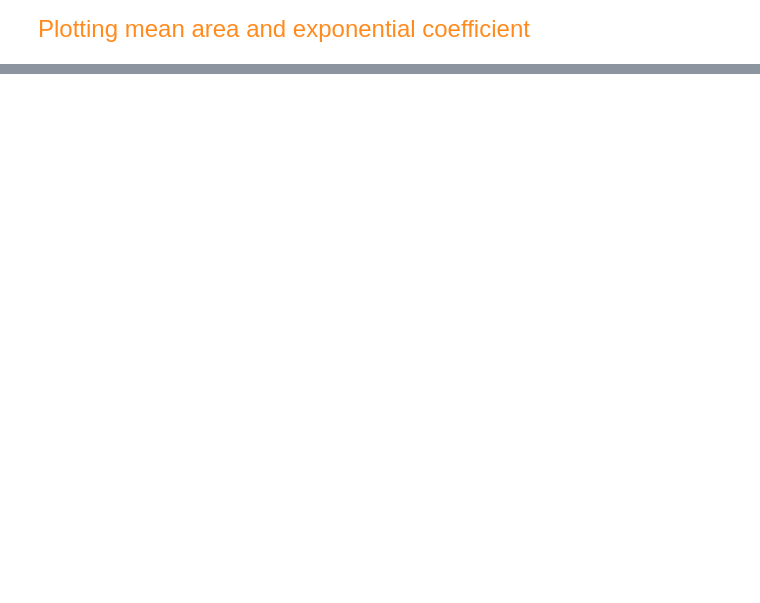
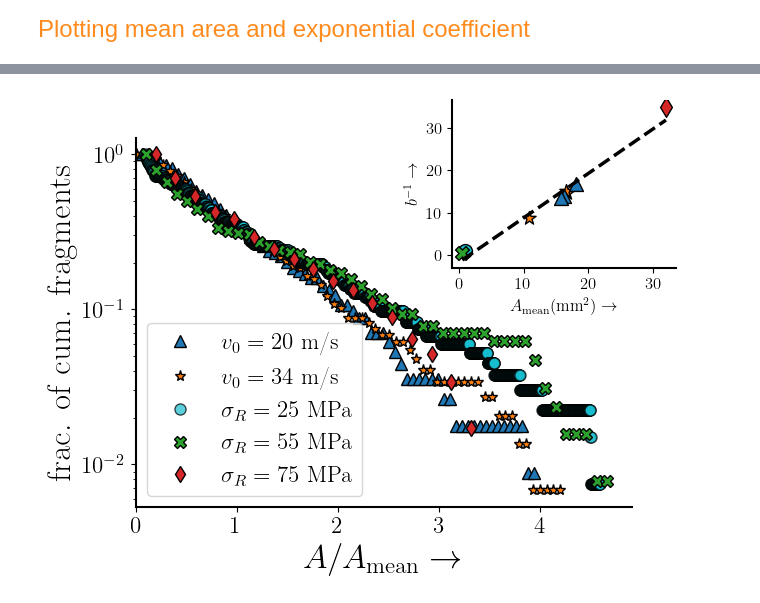
Before and after one commit to VinDawara/residual_network, a Jupyter notebook: cum_area/notebook/cum_area_experiment.ipynb, the cells around one changed output, grey strips where cells are left out. Cells and saved outputs as stored; diff of their text form; code cells hidden in the pictures; blank space fills up the shorter version.

```diff
--- a/cum_area/notebook/cum_area_experiment.ipynb
+++ b/cum_area/notebook/cum_area_experiment.ipynb
@@ -456,0 +453,81 @@ Slope of the fit line: 1.0437735743584324
+# %%
+from mpl_toolkits.axes_grid1.inset_locator import inset_axes
+
+save_dir_path = r'C:\Users\vinee\OneDrive\Documents\MATLAB\experiment_data\area\results\collated'
+
+fig, ax = plt.subplots()
+
+ms = 8
+mec = 'black'
+
+# our experiment data
+# ax.errorbar(cum_area123/A0, cum_count123/cum_count123[0], yerr=cum_count123_std/cum_count123[0], ecolor='tab:orange', capsize=5,
+#             linestyle='none', marker='*', markersize=ms, color='tab:orange', label=r'$v = 34$ m/s', mec=mec)
+# ax.errorbar(cum_area678/A0, cum_count678/cum_count678[0], yerr=cum_count678_std/cum_count678[0], ecolor='tab:orange', capsize=5,
+#             linestyle='none', marker='^', markersize=ms, color='tab:orange', label=r'$v = 20$ m/s', mec=mec)
+
+Am123= np.mean([np.mean(area1), np.mean(area2), np.mean(area3)])
+Am678 = np.mean([np.mean(area6), np.mean(area7), np.mean(area8)])
+# ax.plot(cum_area123/Am123, exp_fit(cum_area123, p1[0], p1[1]), color='tab:orange', linestyle='solid')
+# ax.plot(cum_area678/Am678, exp_fit(cum_area678, p2[0], p2[1]), color='tab:blue', linestyle='dashed')
+ax.plot(cum_area678/Am678, cum_count678/cum_count678[0], color='tab:blue', linestyle='none',
+         markersize=ms, marker='^', mec=mec, label = r'$v_0 = 20$ m/s')
+ax.plot(cum_area123/Am123, cum_count123/cum_count123[0], color='tab:orange', linestyle='none',
+         markersize=ms, marker='*', mec=mec, label =r'$v_0 = 34$ m/s')
+
+
+# literature data
+# plot the data for burggraaf
+# ax.plot(cum_area_burggraaf/np.mean(area_burggraaf), exp_fit(cum_area_burggraaf, p_burggraaf[0], p_burggraaf[1]), color='tab:green',
+        #  linestyle='dotted')
+ax.plot(cum_area_burggraaf/np.mean(area_burggraaf), cum_count_burggraaf/cum_count_burggraaf[0], color='tab:cyan', linestyle='none',
+         markersize=ms, marker='o', label=r'$\sigma_R = 25$ MPa', mec=mec, alpha=0.7)
+
+# plot the data for glass 1
+# ax.plot(cum_area_glass1/np.mean(area_glass1), exp_fit(cum_area_glass1, p_glass1[0], p_glass1[1]), color='tab:green')
+ax.plot(cum_area_glass1/np.mean(area_glass1), cum_count_glass1/cum_count_glass1[0], color='tab:green', linestyle='none',
+         markersize=ms, marker='X', label=r'$\sigma_R = 55$ MPa', mec=mec)
+
+# plot the data for glass 2
+# ax.plot(cum_area_glass2/np.mean(area_glass2), exp_fit(cum_area_glass2, p_glass2[0], p_glass2[1]), color='tab:green', linestyle='dashed')
+ax.plot(cum_area_glass2/np.mean(area_glass2), cum_count_glass2/cum_count_glass2[0], color='tab:red', linestyle='none',
+        markersize=ms, marker='d', label=r'$\sigma_R = 75$ MPa', mec=mec)
+
+
+# Place the inset slightly outside the main axes (right top)
+ax_inset = inset_axes(ax, width="35%", height="35%", loc='upper right', bbox_to_anchor=(0.15, 0.2, 1, 1), bbox_transform=ax.figure.transFigure, borderpad=5)
+
+# When saving, use bbox_inches='tight' to avoid trimming
+# Plot the inset with the mean area vs b
+read_path = r'C:\Users\vinee\OneDrive\Documents\MATLAB\experiment_data\area\results'
+A_mean, b = get_amean_b(read_path)
+ax_inset.scatter(A_mean[:3], b[:3], color='tab:orange', marker='*', s=100, edgecolor='black')
+ax_inset.scatter(A_mean[3:6], b[3:6], color='tab:blue', marker='^', s=100, edgecolor='black')
+ax_inset.scatter(A_mean[6], b[6], color='tab:cyan', marker='o', s=100, edgecolor='black')
+ax_inset.scatter(A_mean[7], b[7], color='tab:green', marker='X', s=100, edgecolor='black')
+ax_inset.scatter(A_mean[8], b[8], color='tab:red', marker='d', s=100, edgecolor='black')
+
+# Add a trend line
+p_trend, _ = np.polyfit(A_mean, b, 1, cov=True)
+print(f"Slope of the fit line: {p_trend[0]}")
+
+x_fit = np.linspace(min(A_mean), max(A_mean), 100)
+y_fit = np.polyval(p_trend, x_fit)
+ax_inset.plot(x_fit, y_fit, color='black', linestyle='--', label='Trend line')
+
+ax_inset.set_xlabel(r'$A_{\rm{mean}} (\rm{mm}^2)\rightarrow$', fontsize=12)
+ax_inset.set_ylabel(r'$b^{-1} \rightarrow$', fontsize=12)
+ax_inset.tick_params(axis='both', which='major', labelsize=12)
+# ax_inset.set_aspect('equal')  # Make the inset square
+
+
+ax.set_xlabel(r'$A/A_{\rm{mean}}\rightarrow$')
+ax.set_ylabel(r'frac. of cum. fragments')
+ax.set_xlim(left = 0)
+# ax.set_ylim(bottom=1e-3)
+ax.set_yscale('log')    # Change to log scale for better visibility of small values
+
+ax.legend(loc = 'lower left')
+fig.savefig(save_dir_path + '/experiment_literature_scaled_Amean.png', dpi=300, bbox_inches='tight')
+plt.show(block=False)
+# %% [output]
@@ -456,0 +535 @@ Slope of the fit line: 1.0437735743584324
+[figure, added]
```
Also changed, not shown: parts of 14 cells of this notebook.
